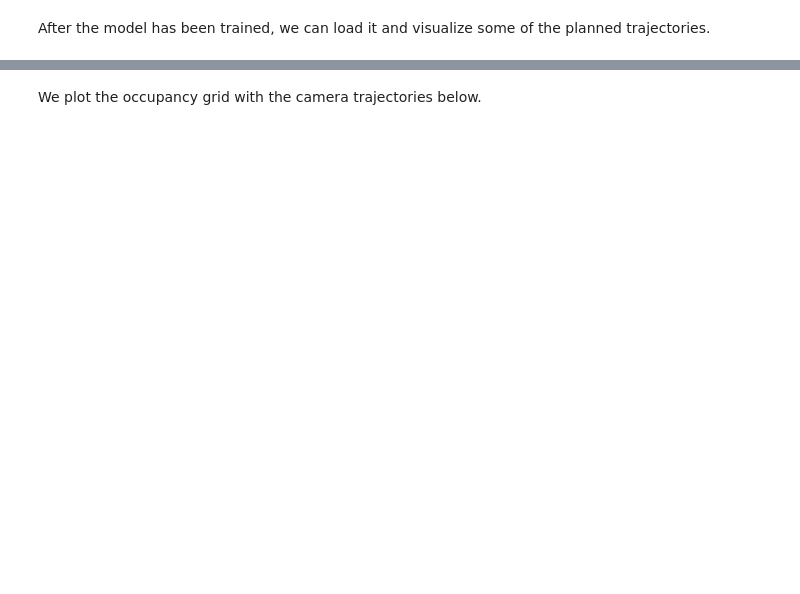
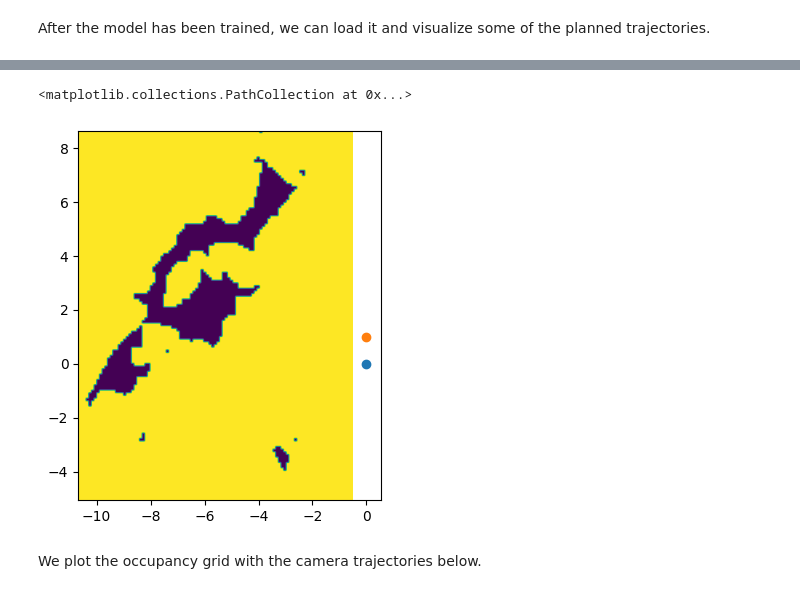
Before and after one commit to codekansas/usa, a Jupyter notebook: notebooks/06_lab.ipynb, the cells around one changed output, grey strips where cells are left out. Cells and saved outputs as stored; diff of their text form; code cells hidden in the pictures; blank space fills up the shorter version.

```diff
--- a/notebooks/06_lab.ipynb
+++ b/notebooks/06_lab.ipynb
@@ -297,3 +301,11 @@ axes[1].scatter(xs, ys, c = 'cyan', s = 10)
+# %%
+from usa.planners.base import get_occupancy_map_from_dataset
+plt.imshow(get_occupancy_map_from_dataset(dataset, 0.1, (-0.5, 0)).grid[::-1], extent=(minx, maxx, miny, maxy))
+plt.scatter(0, 0)
+plt.scatter(0, 1)
+# %% [output]
+<matplotlib.collections.PathCollection at 0x...>
+[figure, added]
 # %% [markdown]
 We plot the occupancy grid with the camera trajectories below.
 # %%
```
Also changed, not shown: parts of 6 cells of this notebook, 9 other files.
